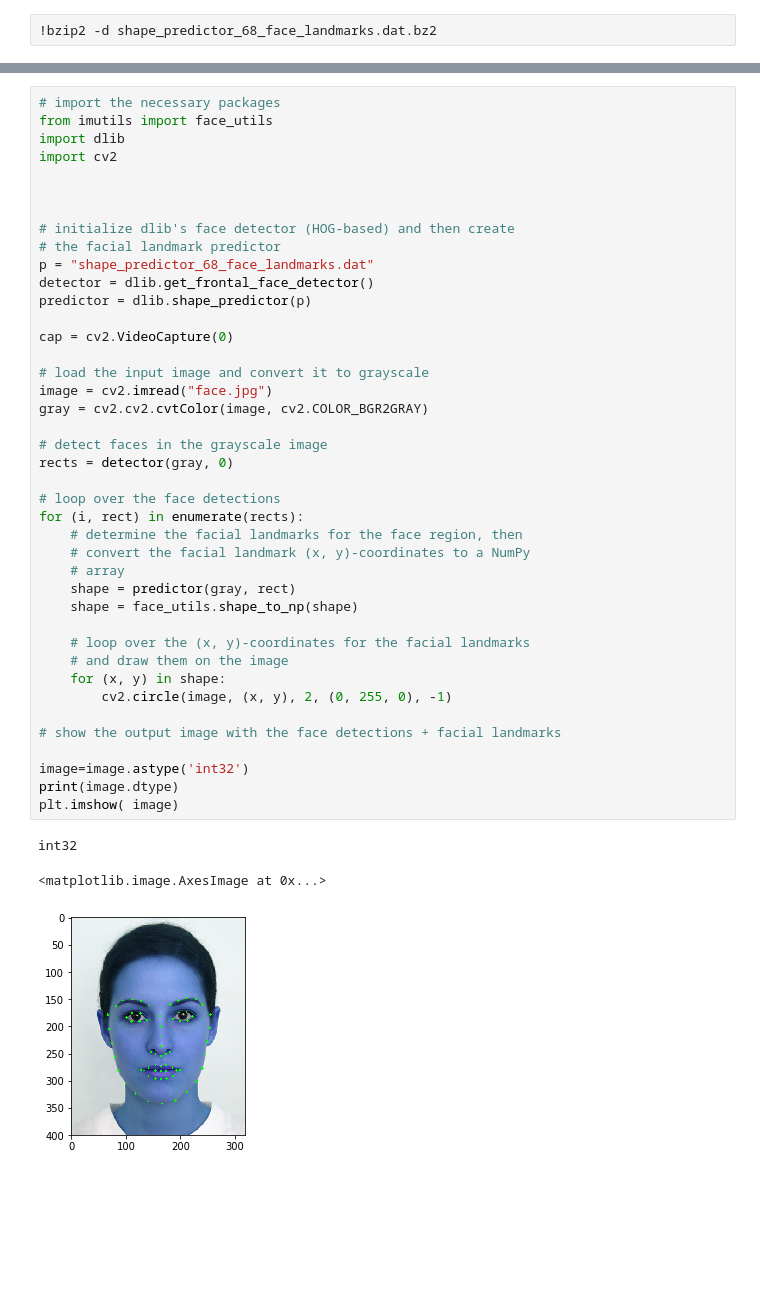
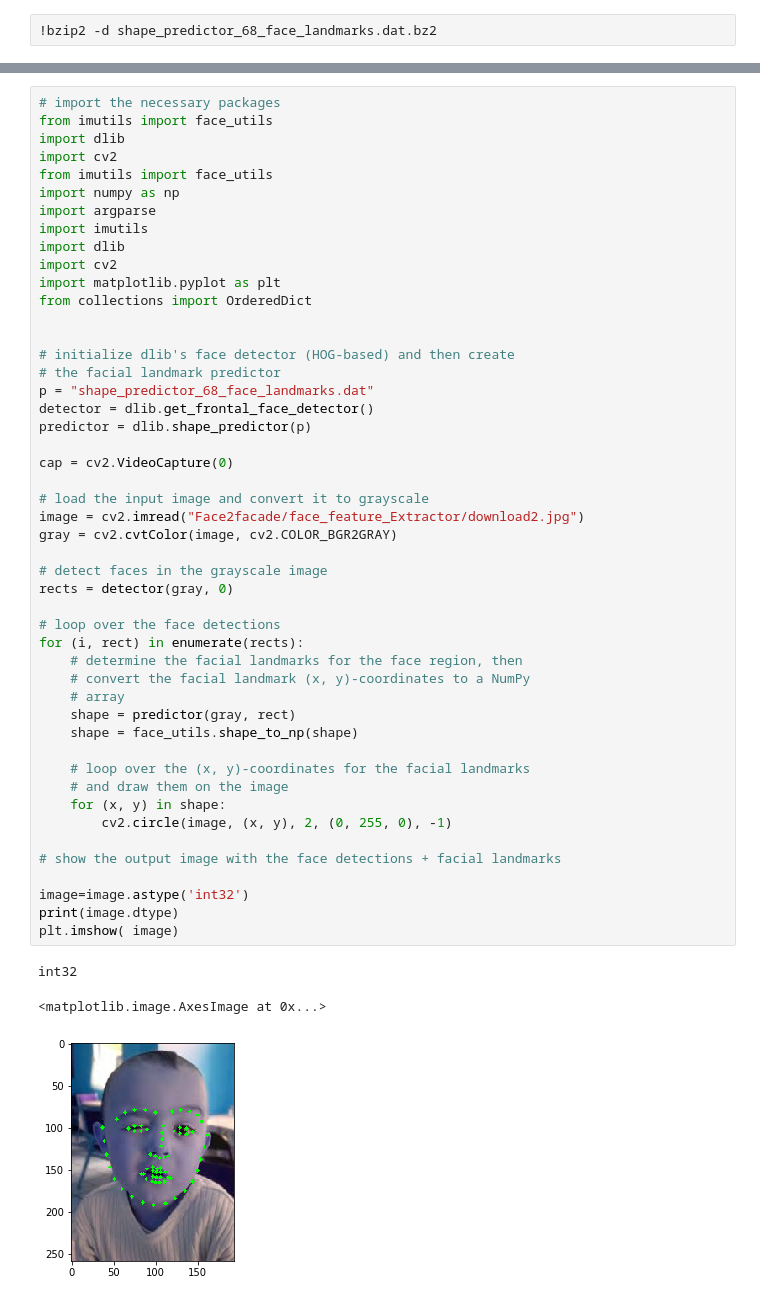
Before and after one commit to Nilanshrajput/Face2facade, a Jupyter notebook: face_feature_Extractor/face_feature_extractor.ipynb, the cells around one changed output, grey strips where cells are left out. Saved outputs shown, nothing was run; the diff lists cells and outputs as text; blank space fills up the shorter version.

Commit message:
Color and shape correcrred face features to facade dataset

```diff
--- a/face_feature_Extractor/face_feature_extractor.ipynb
+++ b/face_feature_Extractor/face_feature_extractor.ipynb
@@ -18,7 +27,14 @@ shape_predictor_68_ 100%[===================>]  61.07M  15.8MB/s    in 6.0s
 from imutils import face_utils
 import dlib
 import cv2
-
+from imutils import face_utils
+import numpy as np
+import argparse
+import imutils
+import dlib
+import cv2
+import matplotlib.pyplot as plt
+from collections import OrderedDict
 
 
 # initialize dlib's face detector (HOG-based) and then create
@@ -28,34 +44,34 @@ detector = dlib.get_frontal_face_detector()
 predictor = dlib.shape_predictor(p)
 
 cap = cv2.VideoCapture(0)
 
 # load the input image and convert it to grayscale
-image = cv2.imread("face.jpg")
-gray = cv2.cv2.cvtColor(image, cv2.COLOR_BGR2GRAY)
+image = cv2.imread("Face2facade/face_feature_Extractor/download2.jpg")
+gray = cv2.cvtColor(image, cv2.COLOR_BGR2GRAY)
 
 # detect faces in the grayscale image
 rects = detector(gray, 0)
 
 # loop over the face detections
 for (i, rect) in enumerate(rects):
     # determine the facial landmarks for the face region, then
     # convert the facial landmark (x, y)-coordinates to a NumPy
     # array
     shape = predictor(gray, rect)
     shape = face_utils.shape_to_np(shape)
 
     # loop over the (x, y)-coordinates for the facial landmarks
     # and draw them on the image
     for (x, y) in shape:
         cv2.circle(image, (x, y), 2, (0, 255, 0), -1)
 
 # show the output image with the face detections + facial landmarks
 
 image=image.astype('int32')
 print(image.dtype)
 plt.imshow( image)
 # %% [output]
 int32
 <matplotlib.image.AxesImage at 0x...>
-[figure, old version]
+[figure, new version]
 # %%
```
Also changed, not shown: parts of 13 cells of this notebook.
